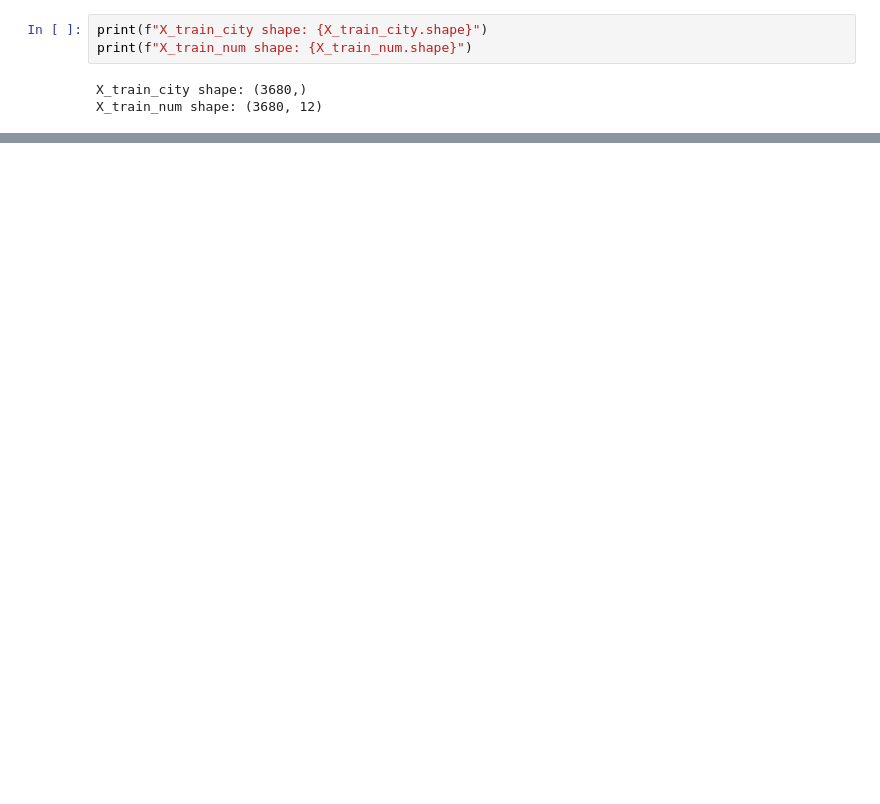
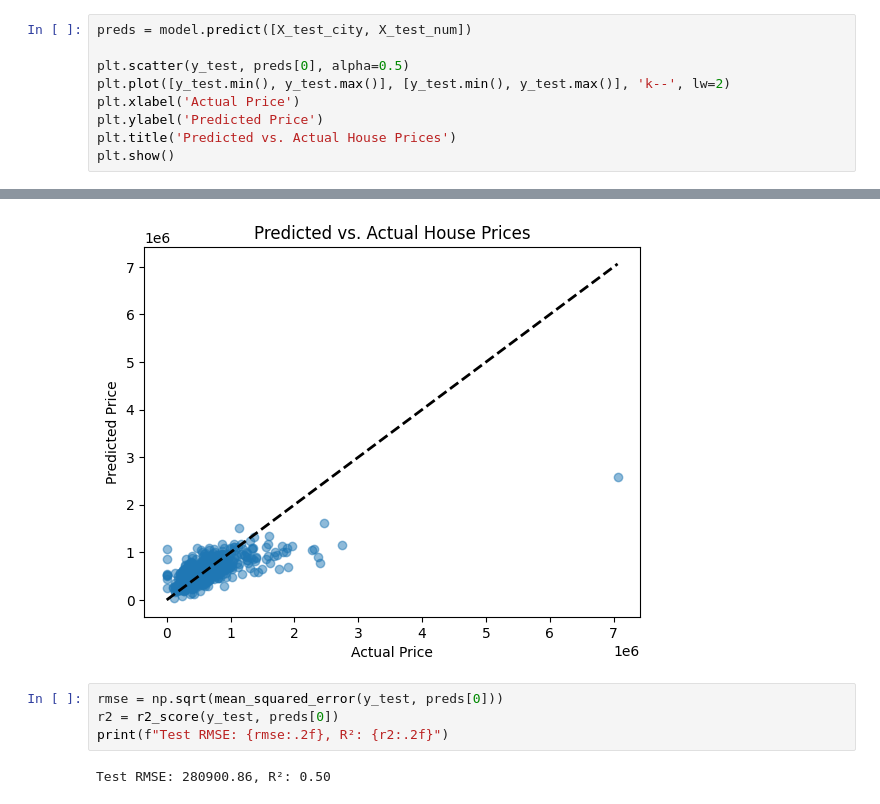
Before and after one commit to Ishan-Bhattacharya/House_prediction_with_explainability, a Jupyter notebook: Explainable_house_predictions.ipynb, the cells around one changed output, grey strips where cells are left out. Saved outputs shown, nothing was run; the diff lists cells and outputs as text; blank space fills up the shorter version.

```diff
--- a/Explainable_house_predictions.ipynb
+++ b/Explainable_house_predictions.ipynb
@@ -398,6 +287,10 @@ preds = model.predict([X_test_city, X_test_num])
-# %%
-print(f"X_train_city shape: {X_train_city.shape}")
-print(f"X_train_num shape: {X_train_num.shape}")
-# %% [output]
-X_train_city shape: (3680,)
-X_train_num shape: (3680, 12)
+# %%
+preds = model.predict([X_test_city, X_test_num])
+
+plt.scatter(y_test, preds[0], alpha=0.5)
+plt.plot([y_test.min(), y_test.max()], [y_test.min(), y_test.max()], 'k--', lw=2)
+plt.xlabel('Actual Price')
+plt.ylabel('Predicted Price')
+plt.title('Predicted vs. Actual House Prices')
+plt.show()
+# %% [output]
@@ -403,0 +298,7 @@ X_train_num shape: (3680, 12)
+[figure, added]
+# %%
+rmse = np.sqrt(mean_squared_error(y_test, preds[0]))
+r2 = r2_score(y_test, preds[0])
+print(f"Test RMSE: {rmse:.2f}, R²: {r2:.2f}")
+# %% [output]
+Test RMSE: 280900.86, R²: 0.50
```
Also changed, not shown: parts of 56 cells of this notebook.
